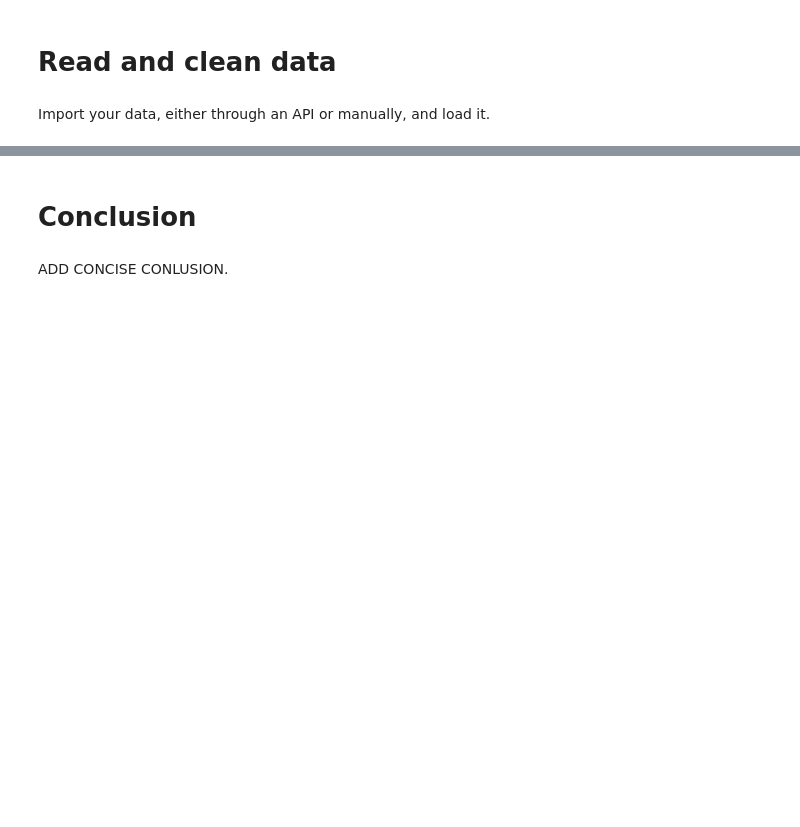
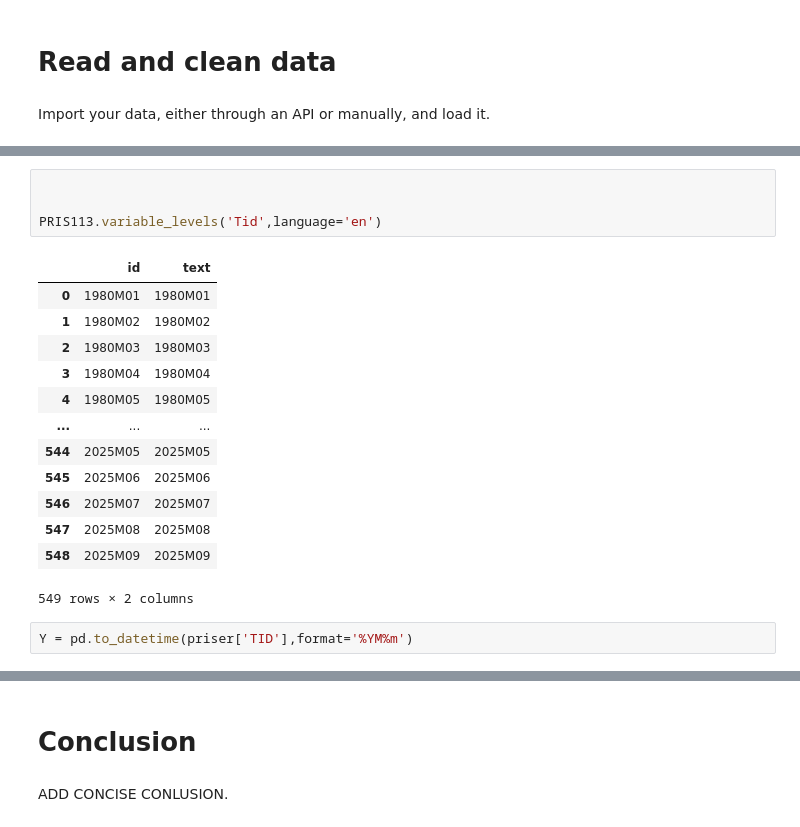
Before and after one commit to gcr710/Andreas, a Jupyter notebook: dataproject/dataproject.ipynb, the cells around one changed output, grey strips where cells are left out. Cells and saved outputs as stored; diff of their text form; blank space fills up the shorter version.

```diff
--- a/dataproject/dataproject.ipynb
+++ b/dataproject/dataproject.ipynb
@@ -77,0 +35,20 @@ Make sure that your resulting data sets have the correct number of rows and colu
+# %%
+
+
+PRIS113.variable_levels('Tid',language='en')
+# %% [output]
+|  | id | text |
+| 0 | 1980M01 | 1980M01 |
+| 1 | 1980M02 | 1980M02 |
+| 2 | 1980M03 | 1980M03 |
+| 3 | 1980M04 | 1980M04 |
+| 4 | 1980M05 | 1980M05 |
+| ... | ... | ... |
+| 544 | 2025M05 | 2025M05 |
+| 545 | 2025M06 | 2025M06 |
+| 546 | 2025M07 | 2025M07 |
+| 547 | 2025M08 | 2025M08 |
+| 548 | 2025M09 | 2025M09 |
+549 rows × 2 columns
+# %%
+Y = pd.to_datetime(priser['TID'],format='%YM%m')
```
Also changed, not shown: parts of 25 cells of this notebook, 2 other files.
